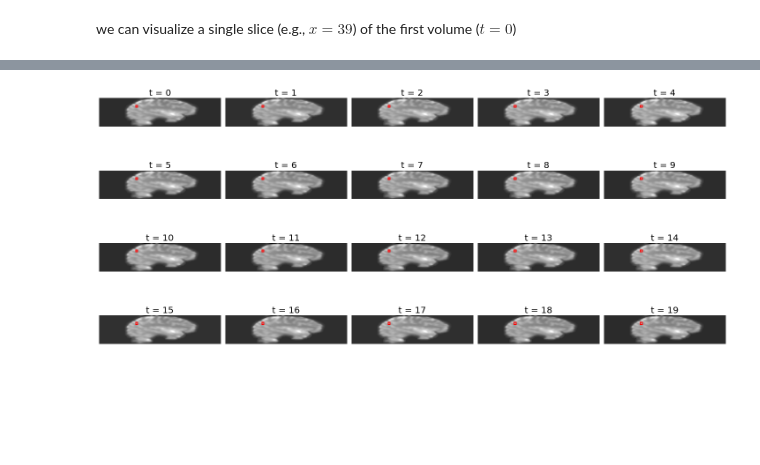
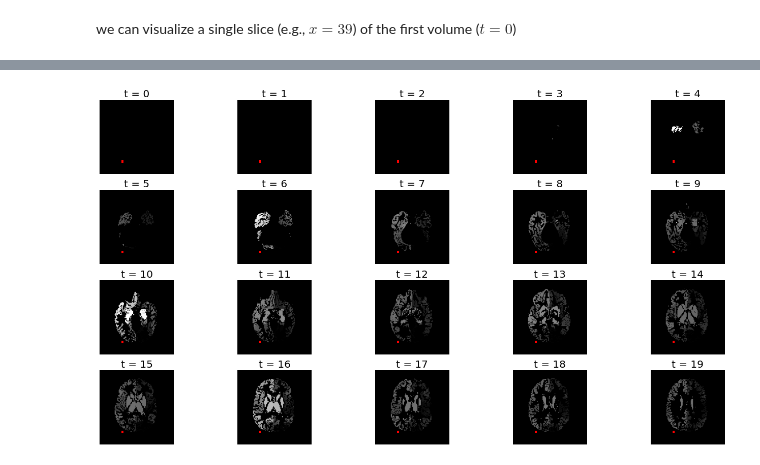
Before and after one commit to yilewang/fmriprep_tvb, a Jupyter notebook: read_nifit.ipynb, the cells around one changed output, grey strips where cells are left out. Cells and saved outputs as stored; diff of their text form; code cells hidden in the pictures; blank space fills up the shorter version.

```diff
--- a/read_nifit.ipynb
+++ b/read_nifit.ipynb
@@ -10,6 +10,7 @@ import matplotlib.pyplot as plt
 import nibabel as nib
 # %%
 fmri_file = '/home/yat-lok/workspace/S122817_output/fMRI/rfMRI.ica/filtered_func_data_clean.nii.gz'
+fmri_file = '/home/yat-lok/workspace/S122817_output/fMRI/rfMRI.ica/parcellation_TVBSchaeferTian420.nii.gz'
 f_img = nib.load(fmri_file)
 print(f_img.shape)
 print(f_img.header.get_zooms())
@@ -51,17 +52,17 @@ Voxel timeseries shape: (210,)
 # %%
 from matplotlib import patches
 
 fig, axes = plt.subplots(ncols=5, nrows=4, figsize=(20, 10))  # 20 timepoints
 # Loop over the first 20 volumes/timepoints
 for t, ax in enumerate(axes.flatten()):
-    ax.imshow(f_img_data[39, :, :, t].T, cmap='gray', origin='lower')  # index with t!
+    ax.imshow(f_img_data[:, :, t].T, cmap='gray', origin='lower')  # index with t!
     rect = patches.Rectangle((38, 20), 2, 2, linewidth=2, edgecolor='r', facecolor='none')
     ax.add_patch(rect)
     ax.axis('off')
     ax.set_title('t = %i' % t, fontsize=20)
 fig.tight_layout()
 # %% [output]
-[figure, old version]
+[figure, new version]
 # %%
 plt.figure(figsize=(18, 3))
 plt.plot(mid_vox_ts, 'o-', ms=4)
```
Also changed, not shown: parts of 5 cells of this notebook, 1 other file.
